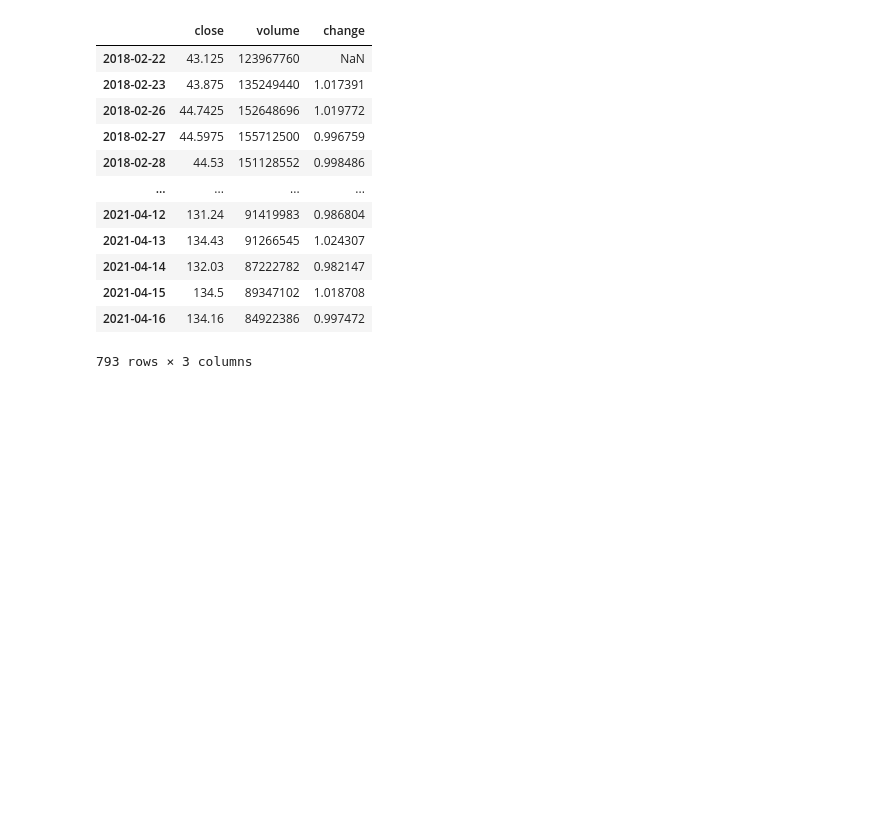
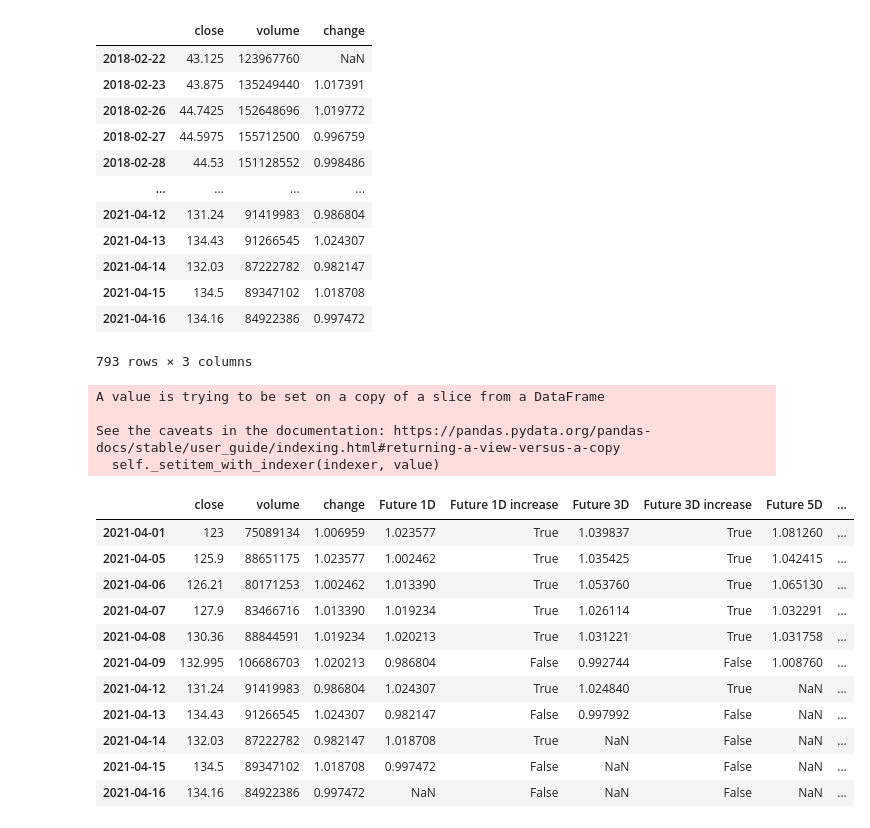
Before and after one commit to hoestlund/thesis, a Jupyter notebook: trading_model/industry_largecaps_returns.ipynb, the cells around one changed output. Saved outputs shown, nothing was run; the diff lists cells and outputs as text; code cells hidden in the pictures; blank space fills up the shorter version.

```diff
--- a/trading_model/industry_largecaps_returns.ipynb
+++ b/trading_model/industry_largecaps_returns.ipynb
@@ -206,3 +213,42 @@ aapl_change
 | 2021-04-15 | 134.5 | 89347102 | 1.018708 |
 | 2021-04-16 | 134.16 | 84922386 | 0.997472 |
 793 rows × 3 columns
+# %%
+# For each date, calculates the returns in the next 1, 3, 5, and 10 trading days (cumulative return and increase True/False)
+def generate_future_returns(df):
+    for num_days in [1,3,5,10]:
+        column_name = 'Future {}D'.format(num_days)
+        df[column_name] = np.nan
+
+        for i in range(0, len(df) - num_days):
+            # Takes the next num_days and takes the value of the cumulative product of the last day
+            if(num_days == 1):
+                result = df['change'].iloc[i + 1]
+            else:
+                result = df['change'].iloc[i + 1: i + 1 + num_days].cumprod()[-1]
+
+            df[column_name].iloc[i] = result
+
+        df[column_name + ' increase'] = df[column_name] > 1.0
+
+    return df
+# %%
+aapl_change = generate_future_returns(aapl_change)
+aapl_change.tail(11)
+# %% [output]
+A value is trying to be set on a copy of a slice from a DataFrame
+
+See the caveats in the documentation: https://pandas.pydata.org/pandas-docs/stable/user_guide/indexing.html#returning-a-view-versus-a-copy
+  self._setitem_with_indexer(indexer, value)
+|  | close | volume | change | Future 1D | Future 1D increase | Future 3D | Future 3D increase | Future 5D | ... |
+| 2021-04-01 | 123 | 75089134 | 1.006959 | 1.023577 | True | 1.039837 | True | 1.081260 | ... |
+| 2021-04-05 | 125.9 | 88651175 | 1.023577 | 1.002462 | True | 1.035425 | True | 1.042415 | ... |
+| 2021-04-06 | 126.21 | 80171253 | 1.002462 | 1.013390 | True | 1.053760 | True | 1.065130 | ... |
+| 2021-04-07 | 127.9 | 83466716 | 1.013390 | 1.019234 | True | 1.026114 | True | 1.032291 | ... |
+| 2021-04-08 | 130.36 | 88844591 | 1.019234 | 1.020213 | True | 1.031221 | True | 1.031758 | ... |
+| 2021-04-09 | 132.995 | 106686703 | 1.020213 | 0.986804 | False | 0.992744 | False | 1.008760 | ... |
+| 2021-04-12 | 131.24 | 91419983 | 0.986804 | 1.024307 | True | 1.024840 | True | NaN | ... |
+| 2021-04-13 | 134.43 | 91266545 | 1.024307 | 0.982147 | False | 0.997992 | False | NaN | ... |
+| 2021-04-14 | 132.03 | 87222782 | 0.982147 | 1.018708 | True | NaN | False | NaN | ... |
+| 2021-04-15 | 134.5 | 89347102 | 1.018708 | 0.997472 | False | NaN | False | NaN | ... |
+| 2021-04-16 | 134.16 | 84922386 | 0.997472 | NaN | False | NaN | False | NaN | ... |
```
Also changed, not shown: parts of 6 cells of this notebook, 1 other file.
